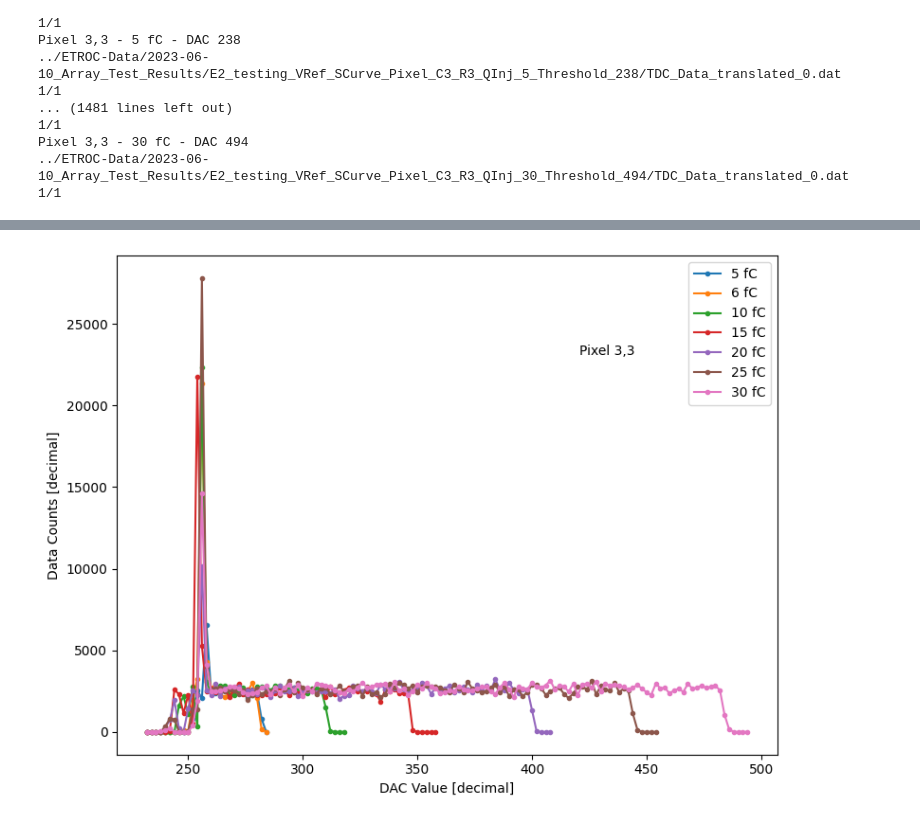
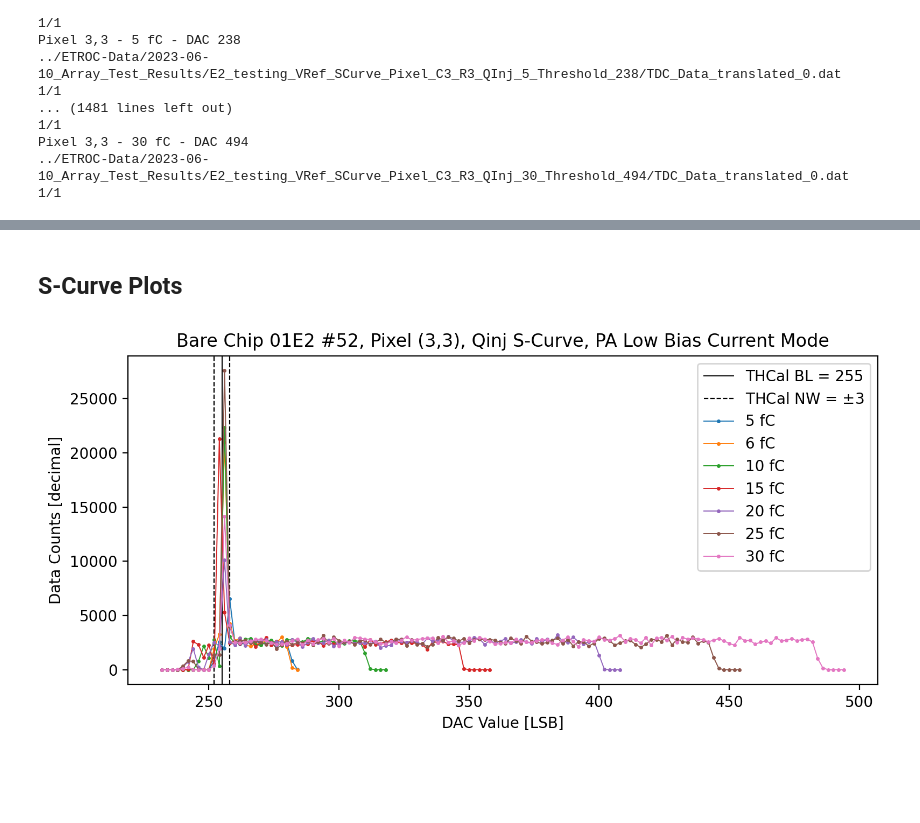
Before and after one commit to cbeiraod/ETROC-Analysis, a Jupyter notebook: SCurve_Scans.ipynb, the cells around one changed output, grey strips where cells are left out. Drawn from its saved outputs; the diff is of its cells as text; code cells hidden in the pictures; blank space fills up the shorter version.

Commit message:
Added latest plots

```diff
--- a/SCurve_Scans.ipynb
+++ b/SCurve_Scans.ipynb
@@ -24,0 +29,3 @@ scan_list = list(zip(col_list, row_list))
+# %%
+def return_empty_list():
+    return {(row,col):{q:{DAC:0 for DAC in thresholds[q]}for q in QInjEns}for row,col in scan_list}
@@ -74,0 +144,12 @@ Pixel 3,3 - 30 fC - DAC 494
+# %%
+BL_map_THCal = return_empty_list()
+NW_map_THCal = return_empty_list()
+root = '../ETROC-Data'
+path = '/2023-06-10_Array_Test_Results/thresholds_npys/'
+for index, row, col in zip((range(len(row_list))), row_list, col_list):
+    for QInj in (QInjEns):
+        for DAC in (thresholds[QInj]):
+            print(f'Pixel {col},{row} - {QInj} fC - DAC {DAC}')
+            file_pattern = f"2023-06-10_Array_Test_ResultsE2_testing_VRef_SCurve_Pixel_C{col}_R{row}_QInj_{QInj}_Threshold_{DAC}"
+            BL_map_THCal[(row,col)][QInj][DAC] = np.load(root+path+file_pattern+"_BL.npy")
+            NW_map_THCal[(row,col)][QInj][DAC] = np.load(root+path+file_pattern+"_NW.npy")
@@ -75 +174,3 @@ Pixel 3,3 - 30 fC - DAC 494
+# %% [markdown]
+## S-Curve Plots
 # %%
@@ -108,23 +179,24 @@ idx_min, idx_max = turning_points(list(hitmap_full_Scurve[3][3][10].values()))
 # %%
-fig = plt.figure(dpi=100, figsize=(8,6))
+fig = plt.figure(dpi=200, figsize=(8,4))
 gs = fig.add_gridspec(len(scan_list),len(scan_list))
 u_cl = np.sort(np.unique(col_list))
 u_rl = np.sort(np.unique(row_list))
 for ri,row in enumerate(u_rl):
     for ci,col in enumerate(u_cl):
         ax0 = fig.add_subplot(gs[len(u_rl)-ri-1,len(u_cl)-ci-1])
-        # ax0.axvline(BL_map_THCal[row][col], color='r', label="THCal BL")
-        # ax0.axvline(BL_map_THCal[row][col]+NW_map_THCal[row][col], color='k', label="THCal NW")
-        # ax0.axvline(BL_map_THCal[row][col]-NW_map_THCal[row][col], color='k')
+        ax0.axvline(BL_map_THCal[(row,col)][15][232], color='k', lw=0.7, label=f"THCal BL = {int(BL_map_THCal[(row,col)][15][232])}")
+        ax0.axvline(BL_map_THCal[(row,col)][15][232]+NW_map_THCal[(row,col)][15][232], color='k',ls="--", lw=0.8, label=f"THCal NW = $\pm${int(NW_map_THCal[(row,col)][15][232])}")
+        ax0.axvline(BL_map_THCal[(row,col)][15][232]-NW_map_THCal[(row,col)][15][232], color='k',ls="--", lw=0.8)
         for QInj in QInjEns:
-            ax0.plot(thresholds[QInj], hitmap_full_Scurve[row][col][QInj].values(), '.-', label=f"{QInj} fC")
-        ax0.set_xlabel("DAC Value [decimal]")
+            ax0.plot(thresholds[QInj], hit_counts[(row,col)][QInj].values(), '.-', label=f"{QInj} fC", lw=0.7, markersize=3)
+        ax0.set_xlabel("DAC Value [LSB]")
         ax0.set_ylabel("Data Counts [decimal]")
-        ax0.text(0.7, 0.8, f"Pixel {row},{col}", transform=ax0.transAxes)
+        plt.title(f"Bare Chip 01E2 #52, Pixel ({row},{col}), Qinj S-Curve, PA Low Bias Current Mode")
         # ax0.plot(thresholds[idx_min], np.array(list(hitmap_full_Scurve[row][col][QInj].values()))[idx_min], 'ro')
         # ax0.plot(thresholds[idx_max], np.array(list(hitmap_full_Scurve[row][col][QInj].values()))[idx_max], 'go')
         plt.legend(loc="upper right")
 plt.tight_layout()
+plt.savefig("figures/simple_scurve.pdf")
 plt.show()
 # %% [output]
-[figure, old version]
+[figure, new version]
```
Also changed, not shown: parts of 25 cells of this notebook, 18 other files.
